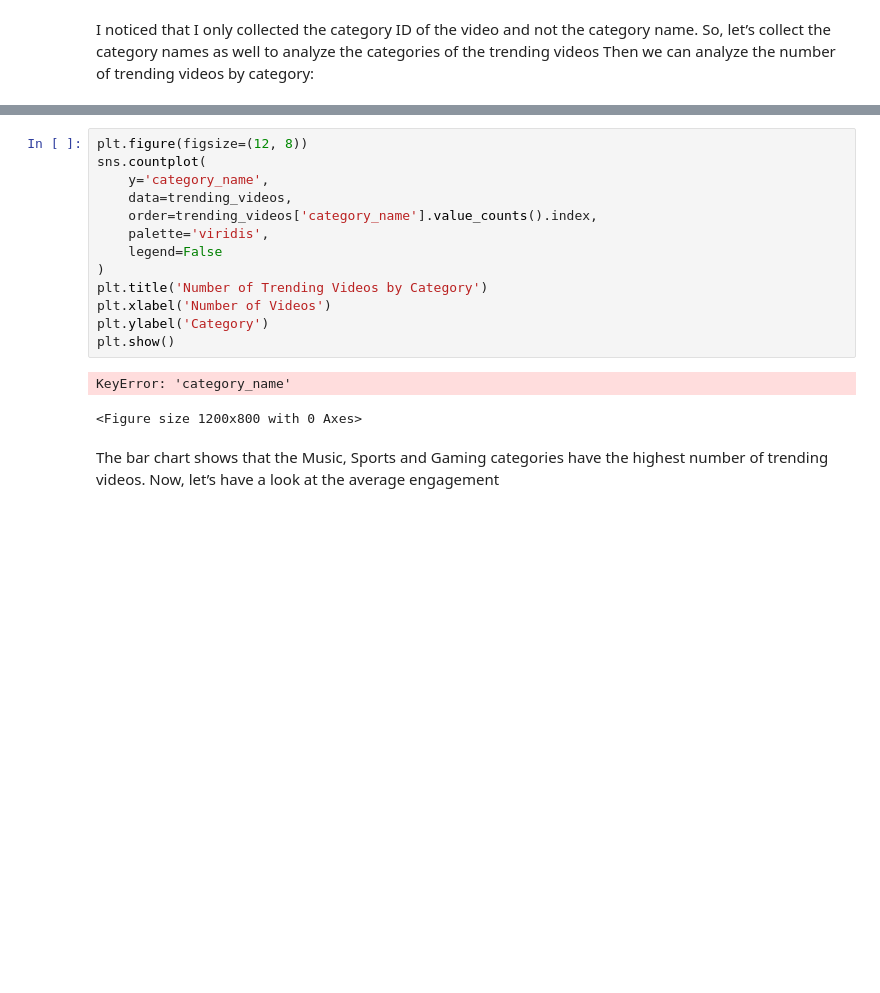
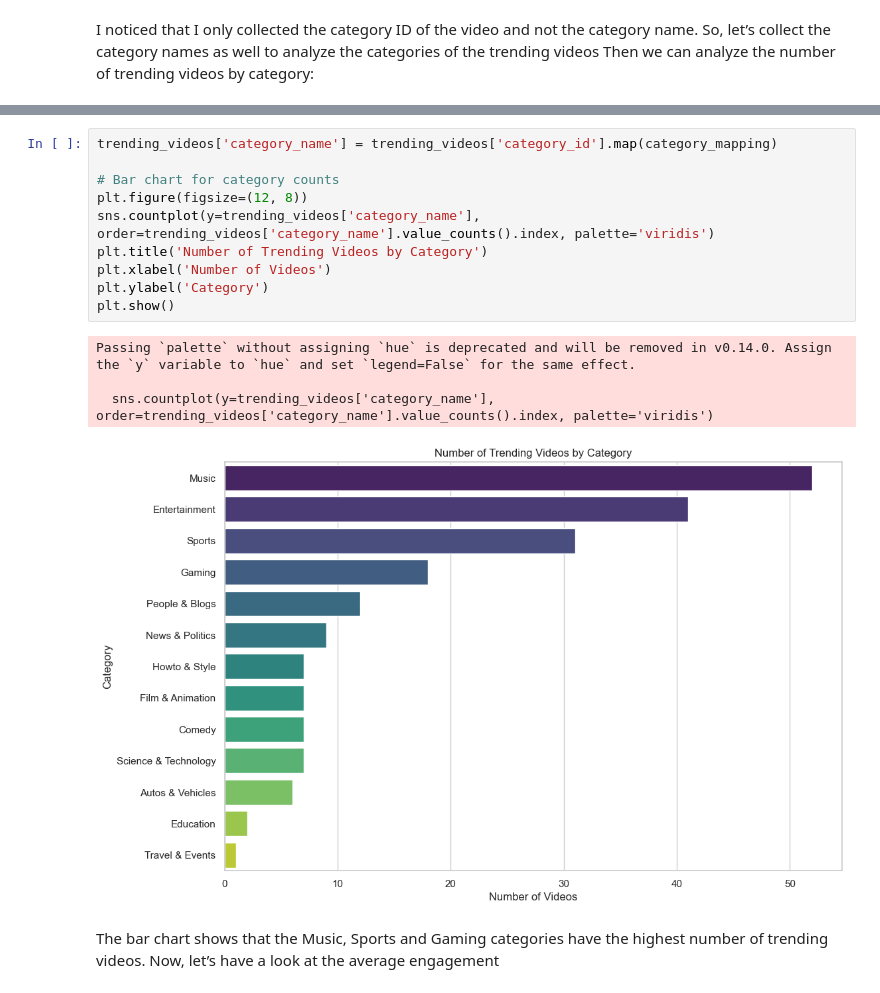
Before and after one commit to Plestan/YouTube-Data-Analysis, a Jupyter notebook: analysis.ipynb, the cells around one changed output, grey strips where cells are left out. Cells and saved outputs as stored; diff of their text form; blank space fills up the shorter version.

```diff
--- a/analysis.ipynb
+++ b/analysis.ipynb
@@ -149,19 +153,18 @@ print(category_mapping)
 # %%
+trending_videos['category_name'] = trending_videos['category_id'].map(category_mapping)
+
+# Bar chart for category counts
 plt.figure(figsize=(12, 8))
-sns.countplot(
-    y='category_name',
-    data=trending_videos,
-    order=trending_videos['category_name'].value_counts().index,
-    palette='viridis',
-    legend=False
-)
+sns.countplot(y=trending_videos['category_name'], order=trending_videos['category_name'].value_counts().index, palette='viridis')
 plt.title('Number of Trending Videos by Category')
 plt.xlabel('Number of Videos')
 plt.ylabel('Category')
 plt.show()
 # %% [output]
-KeyError: 'category_name'
+Passing `palette` without assigning `hue` is deprecated and will be removed in v0.14.0. Assign the `y` variable to `hue` and set `legend=False` for the same effect.
+
+  sns.countplot(y=trending_videos['category_name'], order=trending_videos['category_name'].value_counts().index, palette='viridis')
-<Figure size 1200x800 with 0 Axes>
+[figure, added]
 # %% [markdown]
 The bar chart shows that the Music, Sports and Gaming categories have the highest number of trending videos. Now, let’s have a look at the average engagement
 # %% [markdown]
```
Also changed, not shown: parts of 5 cells of this notebook.
